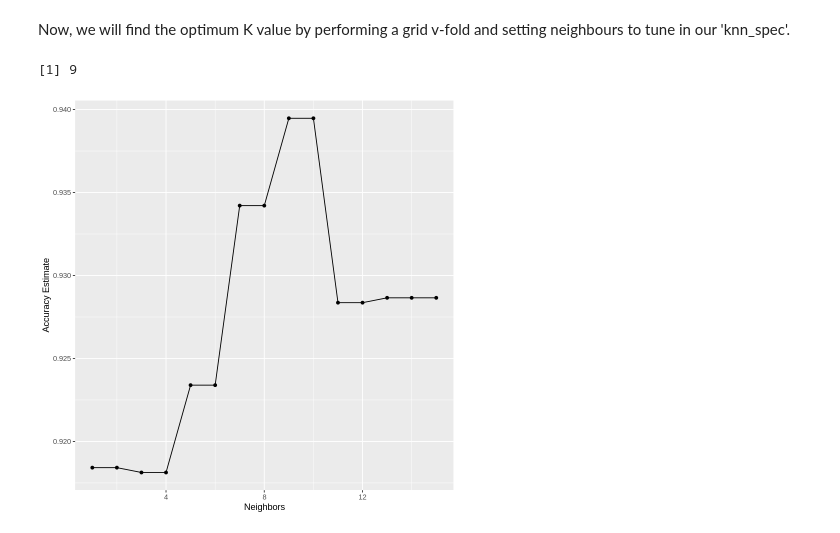
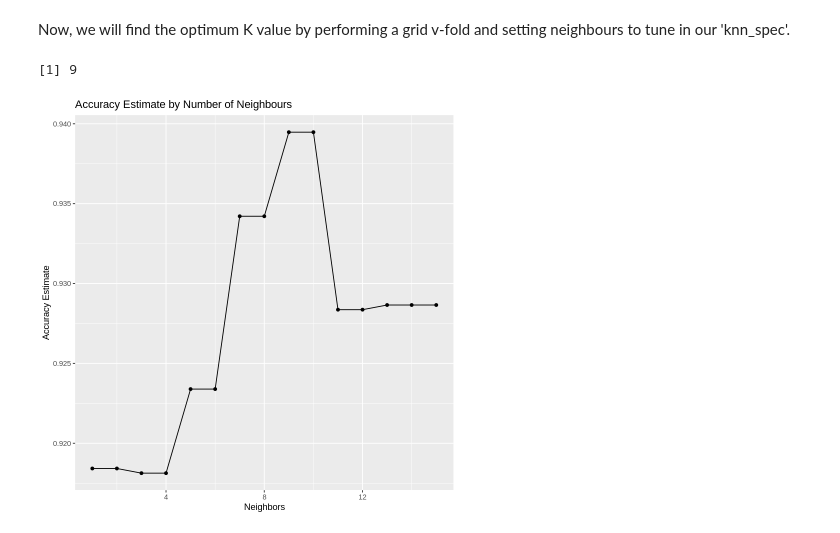
Before and after one commit to purnomoc/dsci100, a Jupyter notebook: forest_fires_report.ipynb, the cells around one changed output. Drawn from its saved outputs; the diff is of its cells as text; code cells hidden in the pictures.

```diff
--- a/forest_fires_report.ipynb
+++ b/forest_fires_report.ipynb
@@ -102,8 +102,10 @@ forest_fire_data <- rbind(bejaia_region, sidi_bel_region)
 
 fire_data <- forest_fire_data %>%
      filter(!is.na(Classes)) %>%
-     select(day, month, Temperature, FWI, RH, Ws, Rain, Classes) %>%
-     mutate(Classes = as_factor(Classes))
+     select(Temperature, FWI, Classes) %>%
+     mutate(Classes = as_factor(Classes))# %>%
+     #mutate(Temperature = scale(Temperature, center = TRUE),
+          # FWI = scale(FWI, center = TRUE))
 
 set.seed(1)
 fire_split <- initial_split(fire_data, prop = 0.75, strata = Classes)
@@ -156,35 +158,35 @@ best_knn_spec <- nearest_neighbor(weight_func = "rectangular", neighbors = tune(
     set_mode("classification")
 
 fire_recipe <- recipe(Classes ~ Temperature + FWI, data = fire_train) %>%
     step_scale(all_predictors()) %>%
     step_center(all_predictors())
 
 k_vals <- tibble(neighbors = seq(from = 1, to = 15, by = 1))
 
 knn_results <- workflow() %>%
     add_recipe(fire_recipe) %>%
     add_model(best_knn_spec) %>%
     tune_grid(resamples = fire_vfold, grid = k_vals) %>%
     collect_metrics()
 
 accuracies <- knn_results %>%
     filter(.metric == "accuracy")
 
 accuracy_plot <- ggplot(accuracies, aes(x = neighbors, y = mean)) +
     geom_point() +
     geom_line() +
-    labs (x = "Neighbors", y = "Accuracy Estimate")
+    labs (x = "Neighbors", y = "Accuracy Estimate", title = "Accuracy Estimate by Number of Neighbours")
 accuracy_plot
 
 best_neighbor <- accuracies %>%
     arrange(desc(mean)) %>%
     slice(1) %>%
     pull(neighbors)
 
 best_neighbor
 # %% [output]
 [1] 9
-[figure, old version]
+[figure, new version]
 # %%
 set.seed(1)
 # testing accuracy
```
Also changed, not shown: parts of 5 cells of this notebook.
